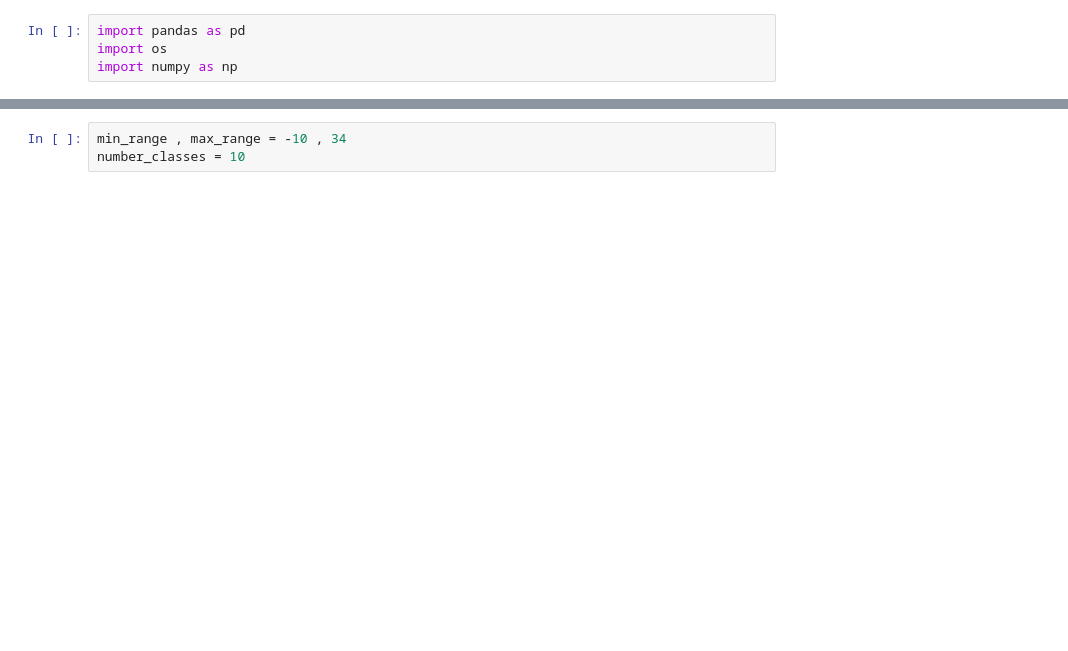
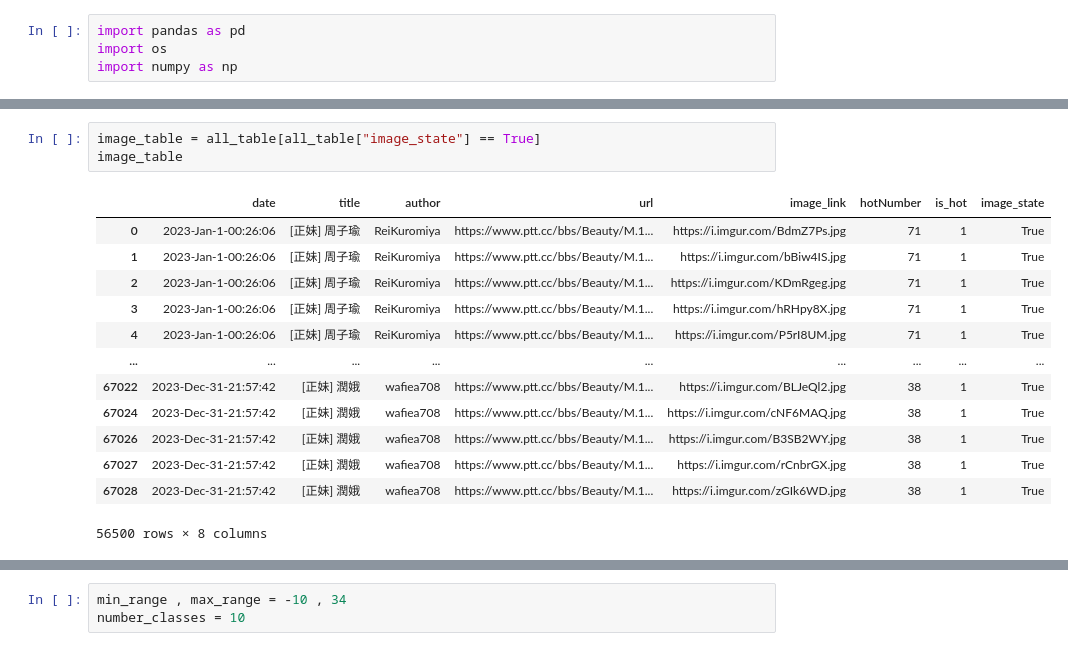
Before and after one commit to KeithLin724/NYCU-Data-Science-2024, a Jupyter notebook: HW1/Part2/resplit_data.ipynb, the cells around one changed output, grey strips where cells are left out. Cells and saved outputs as stored; diff of their text form; blank space fills up the shorter version.

```diff
--- a/HW1/Part2/resplit_data.ipynb
+++ b/HW1/Part2/resplit_data.ipynb
@@ -75,0 +27,17 @@ hot_numbers_count = boo_hot_number.value_counts().sort_index()
+# %%
+image_table = all_table[all_table["image_state"] == True]
+image_table
+# %% [output]
+|  | date | title | author | url | image_link | hotNumber | is_hot | image_state |
+| 0 | 2023-Jan-1-00:26:06 | [正妹] 周子瑜 | ReiKuromiya | https://www.ptt.cc/bbs/Beauty/M.1... | https://i.imgur.com/BdmZ7Ps.jpg | 71 | 1 | True |
+| 1 | 2023-Jan-1-00:26:06 | [正妹] 周子瑜 | ReiKuromiya | https://www.ptt.cc/bbs/Beauty/M.1... | https://i.imgur.com/bBiw4IS.jpg | 71 | 1 | True |
+| 2 | 2023-Jan-1-00:26:06 | [正妹] 周子瑜 | ReiKuromiya | https://www.ptt.cc/bbs/Beauty/M.1... | https://i.imgur.com/KDmRgeg.jpg | 71 | 1 | True |
+| 3 | 2023-Jan-1-00:26:06 | [正妹] 周子瑜 | ReiKuromiya | https://www.ptt.cc/bbs/Beauty/M.1... | https://i.imgur.com/hRHpy8X.jpg | 71 | 1 | True |
+| 4 | 2023-Jan-1-00:26:06 | [正妹] 周子瑜 | ReiKuromiya | https://www.ptt.cc/bbs/Beauty/M.1... | https://i.imgur.com/P5rI8UM.jpg | 71 | 1 | True |
+| ... | ... | ... | ... | ... | ... | ... | ... | ... |
+| 67022 | 2023-Dec-31-21:57:42 | [正妹] 潤娥 | wafiea708 | https://www.ptt.cc/bbs/Beauty/M.1... | https://i.imgur.com/BLJeQl2.jpg | 38 | 1 | True |
+| 67024 | 2023-Dec-31-21:57:42 | [正妹] 潤娥 | wafiea708 | https://www.ptt.cc/bbs/Beauty/M.1... | https://i.imgur.com/cNF6MAQ.jpg | 38 | 1 | True |
+| 67026 | 2023-Dec-31-21:57:42 | [正妹] 潤娥 | wafiea708 | https://www.ptt.cc/bbs/Beauty/M.1... | https://i.imgur.com/B3SB2WY.jpg | 38 | 1 | True |
+| 67027 | 2023-Dec-31-21:57:42 | [正妹] 潤娥 | wafiea708 | https://www.ptt.cc/bbs/Beauty/M.1... | https://i.imgur.com/rCnbrGX.jpg | 38 | 1 | True |
+| 67028 | 2023-Dec-31-21:57:42 | [正妹] 潤娥 | wafiea708 | https://www.ptt.cc/bbs/Beauty/M.1... | https://i.imgur.com/zGIk6WD.jpg | 38 | 1 | True |
+56500 rows × 8 columns
```
Also changed, not shown: parts of 18 cells of this notebook, 1 other file.
